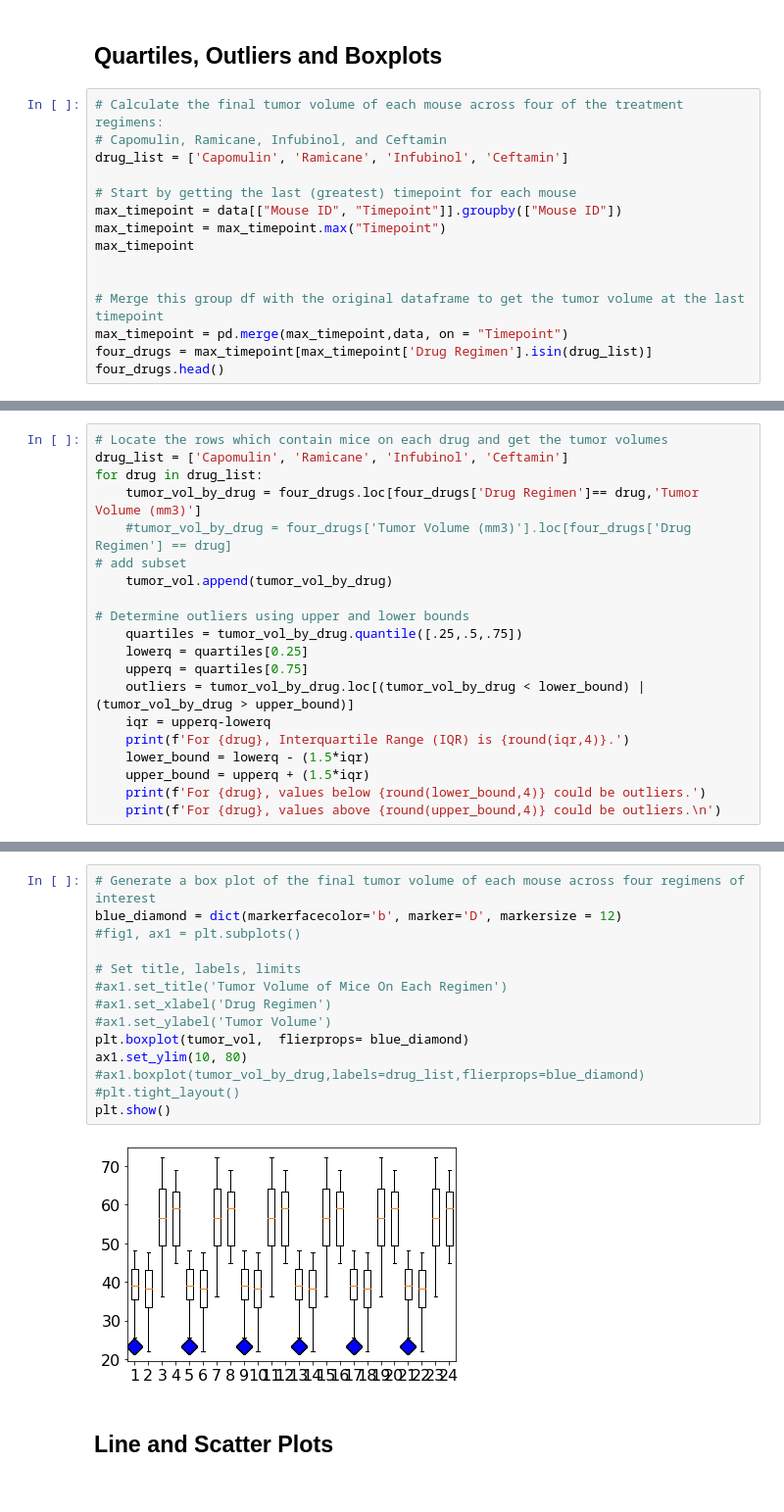
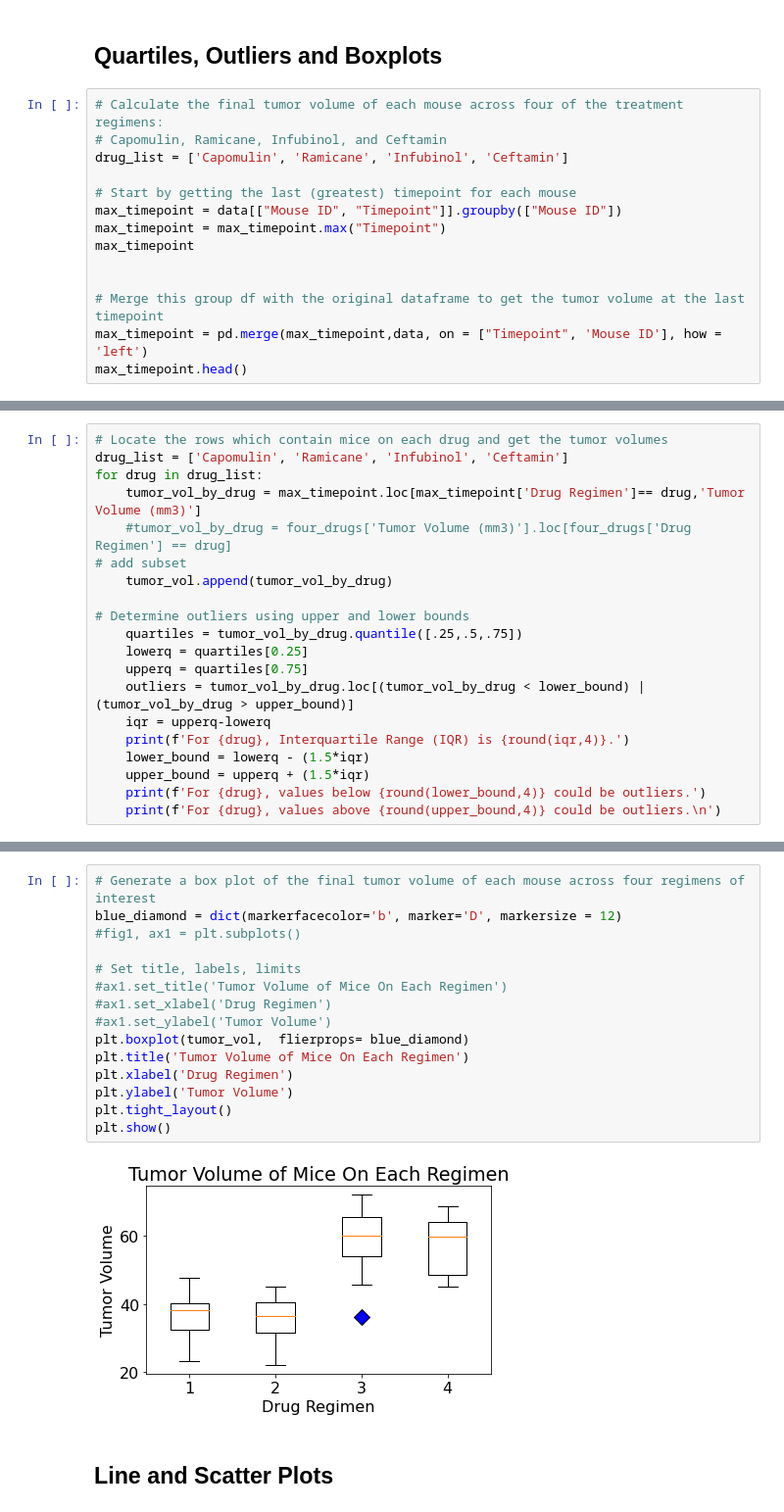
Before and after one commit to ZKeller22/UCI-Homework-Keller, a Jupyter notebook: matplotlib-challenge/Pymaceuticals/pymaceuticals_starter.ipynb, the cells around one changed output, grey strips where cells are left out. Shown at 98% size. Drawn from its saved outputs; the diff is of its cells as text.

```diff
--- a/matplotlib-challenge/Pymaceuticals/pymaceuticals_starter.ipynb
+++ b/matplotlib-challenge/Pymaceuticals/pymaceuticals_starter.ipynb
@@ -215,8 +215,7 @@ max_timepoint
 
 
 # Merge this group df with the original dataframe to get the tumor volume at the last timepoint
-max_timepoint = pd.merge(max_timepoint,data, on = "Timepoint")
-four_drugs = max_timepoint[max_timepoint['Drug Regimen'].isin(drug_list)]
-four_drugs.head()
+max_timepoint = pd.merge(max_timepoint,data, on = ["Timepoint", 'Mouse ID'], how = 'left')
+max_timepoint.head()
 # %% [output]
 |  | Timepoint | Mouse ID | Drug Regimen | Sex | Age_months | Weight (g) | Tumor Volume (mm3) | ... |
@@ -261,7 +260,7 @@ Values above 73.2305 could be outliers.
 # Locate the rows which contain mice on each drug and get the tumor volumes
 drug_list = ['Capomulin', 'Ramicane', 'Infubinol', 'Ceftamin']
 for drug in drug_list:
-    tumor_vol_by_drug = four_drugs.loc[four_drugs['Drug Regimen']== drug,'Tumor Volume (mm3)']
+    tumor_vol_by_drug = max_timepoint.loc[max_timepoint['Drug Regimen']== drug,'Tumor Volume (mm3)']
     #tumor_vol_by_drug = four_drugs['Tumor Volume (mm3)'].loc[four_drugs['Drug Regimen'] == drug]
 # add subset
     tumor_vol.append(tumor_vol_by_drug)
@@ -296,19 +295,20 @@ For Ceftamin, values above 84.5636 could be outliers.
 # %%
 # Generate a box plot of the final tumor volume of each mouse across four regimens of interest
 blue_diamond = dict(markerfacecolor='b', marker='D', markersize = 12)
 #fig1, ax1 = plt.subplots()
 
 # Set title, labels, limits
 #ax1.set_title('Tumor Volume of Mice On Each Regimen')
 #ax1.set_xlabel('Drug Regimen')
 #ax1.set_ylabel('Tumor Volume')
 plt.boxplot(tumor_vol,  flierprops= blue_diamond)
-ax1.set_ylim(10, 80)
-#ax1.boxplot(tumor_vol_by_drug,labels=drug_list,flierprops=blue_diamond)
-#plt.tight_layout()
+plt.title('Tumor Volume of Mice On Each Regimen')
+plt.xlabel('Drug Regimen')
+plt.ylabel('Tumor Volume')
+plt.tight_layout()
 plt.show()
 # %% [output]
-[figure, old version]
+[figure, new version]
 # %% [markdown]
 ## Line and Scatter Plots
 # %%
```
Also changed, not shown: parts of 3 cells of this notebook.
